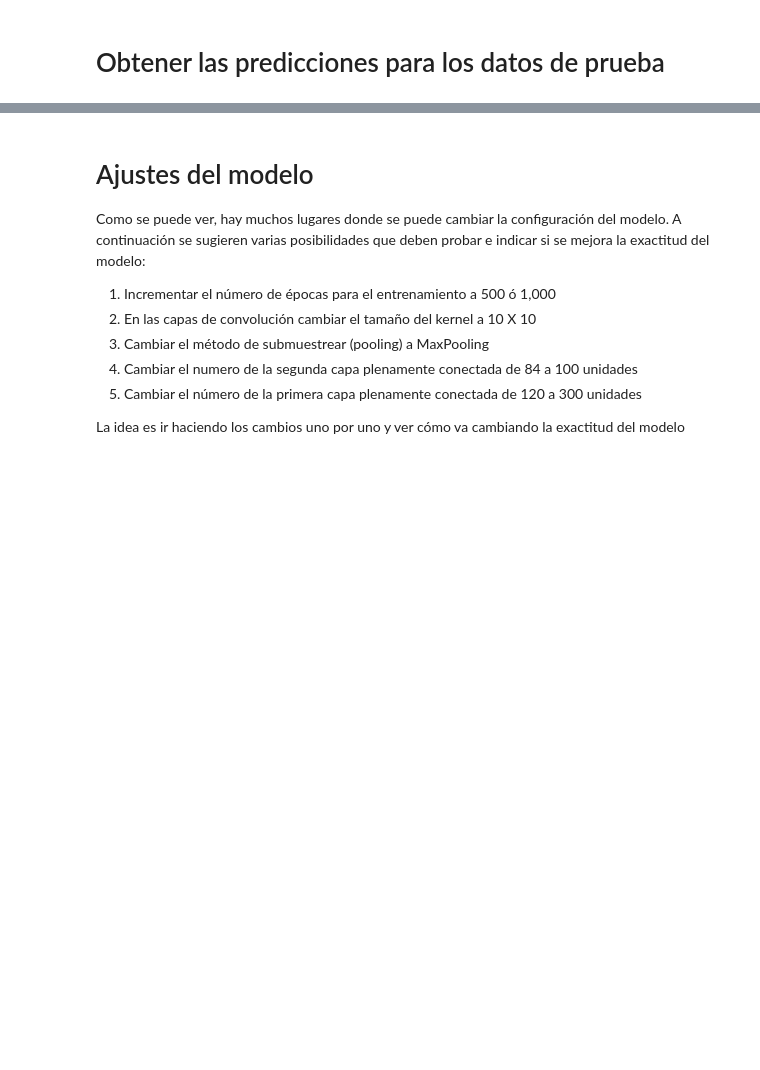
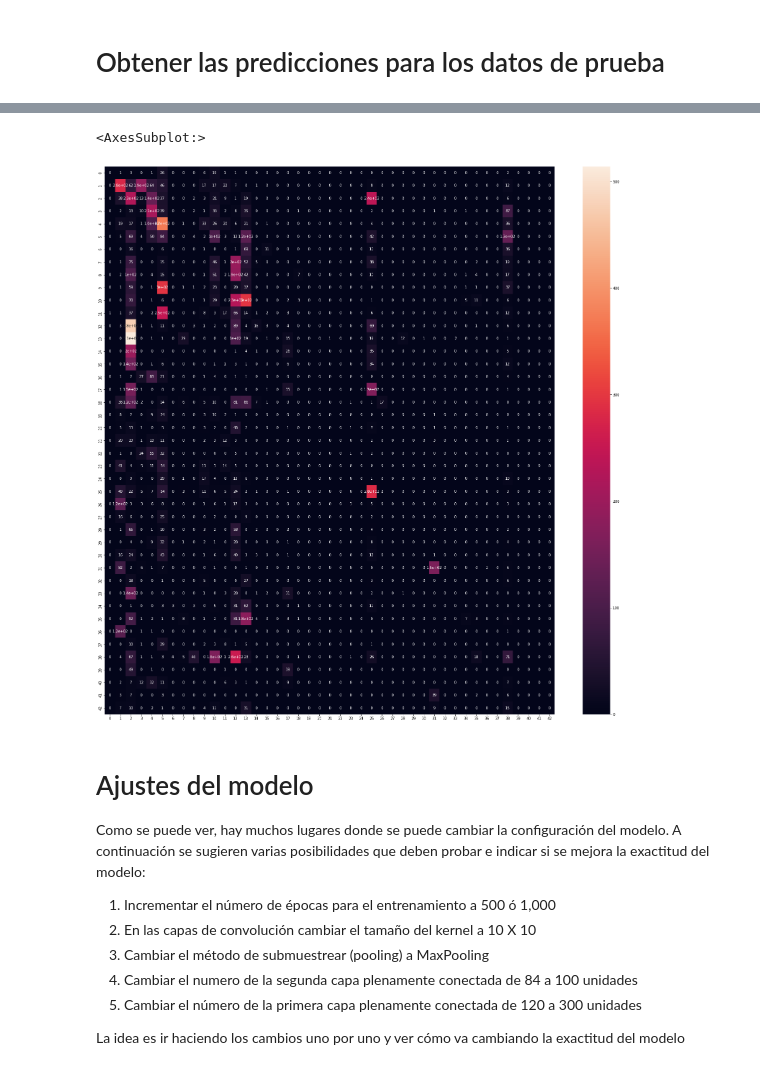
Before and after one commit to jurhs2000/data-science-lab10, a Jupyter notebook: Lab 10 - Clasificacion Rotulos Transito con LeNet.ipynb, the cells around one changed output, grey strips where cells are left out. Drawn from its saved outputs; the diff is of its cells as text; code cells hidden in the pictures; blank space fills up the shorter version.

```diff
--- a/Lab 10 - Clasificacion Rotulos Transito con LeNet.ipynb
+++ b/Lab 10 - Clasificacion Rotulos Transito con LeNet.ipynb
@@ -200,6 +304,6 @@ NameError: name 'historial' is not defined
 #
 #clases_predichas = modelo_cnn.predict_classes(X_prueba_gris_norm)
 
-clases_predichas = np.argmax(modelo_cnn.predict(X_prueba_BN_norm),axis=1)
+clases_predichas = np.argmax(modelo.predict(X_prueba),axis=1)
 
 # se obtienen los índices para poder graficar
@@ -206,5 +324,11 @@ clases_predichas = np.argmax(modelo_cnn.predict(X_prueba_BN_norm),axis=1)
 # %%
 # Generar un mapa de calor para la matriz de confusión
+import seaborn as sns
+plt.figure(figsize = (28, 28))
+sns.heatmap(confusion_matrix(y_prueba, clases_predichas), annot = True)
+# %% [output]
+<AxesSubplot:>
+[figure, added]
 # %%
 # Generar un cuadro de 7 X 7 con los primeros 49 rótulos del conjunto de prueba y
 #   para cada uno colocar de título la etiqueta verdadera y el código predicho por el
```
Also changed, not shown: parts of 33 cells of this notebook, 1 other file.
